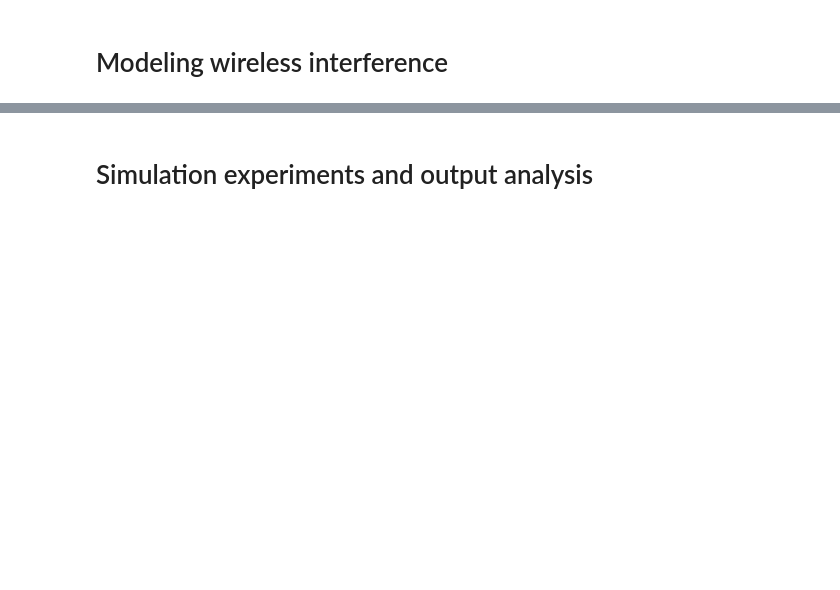
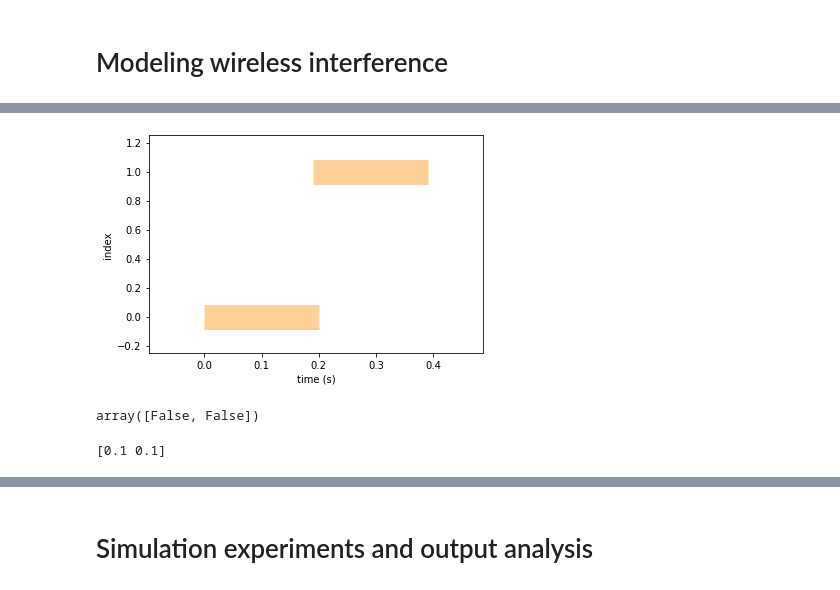
Before and after one commit to seaarts/lora-network-planner, a Jupyter notebook: notebooks/interference-simultion.ipynb, the cells around one changed output, grey strips where cells are left out. Drawn from its saved outputs; the diff is of its cells as text; code cells hidden in the pictures; blank space fills up the shorter version.

```diff
--- a/notebooks/interference-simultion.ipynb
+++ b/notebooks/interference-simultion.ipynb
@@ -201,0 +221,20 @@ def aloha(Traffic):
+# %%
+tfc.plot(labels = tfc.thinALOHA());
+# %% [output]
+[figure, added]
+# %%
+tfc.thinALOHA()
+# %% [output]
+array([False, False])
+# %%
+radius = tfc.airtime / 2
+points = np.vstack((tfc.midpoint, tfc.channel, tfc.sf)).T
+if not isinstance(radius, (collections.abc.Sequence, np.ndarray)):
+        radius = np.repeat(radius, points.shape[0])
+else:
+    if radius.shape[0] != points.shape[0]:
+        raise ValueError("Number of points and number of radii do not match.")
+
+print(radius)
+# %% [output]
+[0.1 0.1]
```
Also changed, not shown: parts of 23 cells of this notebook, 2 other files.
